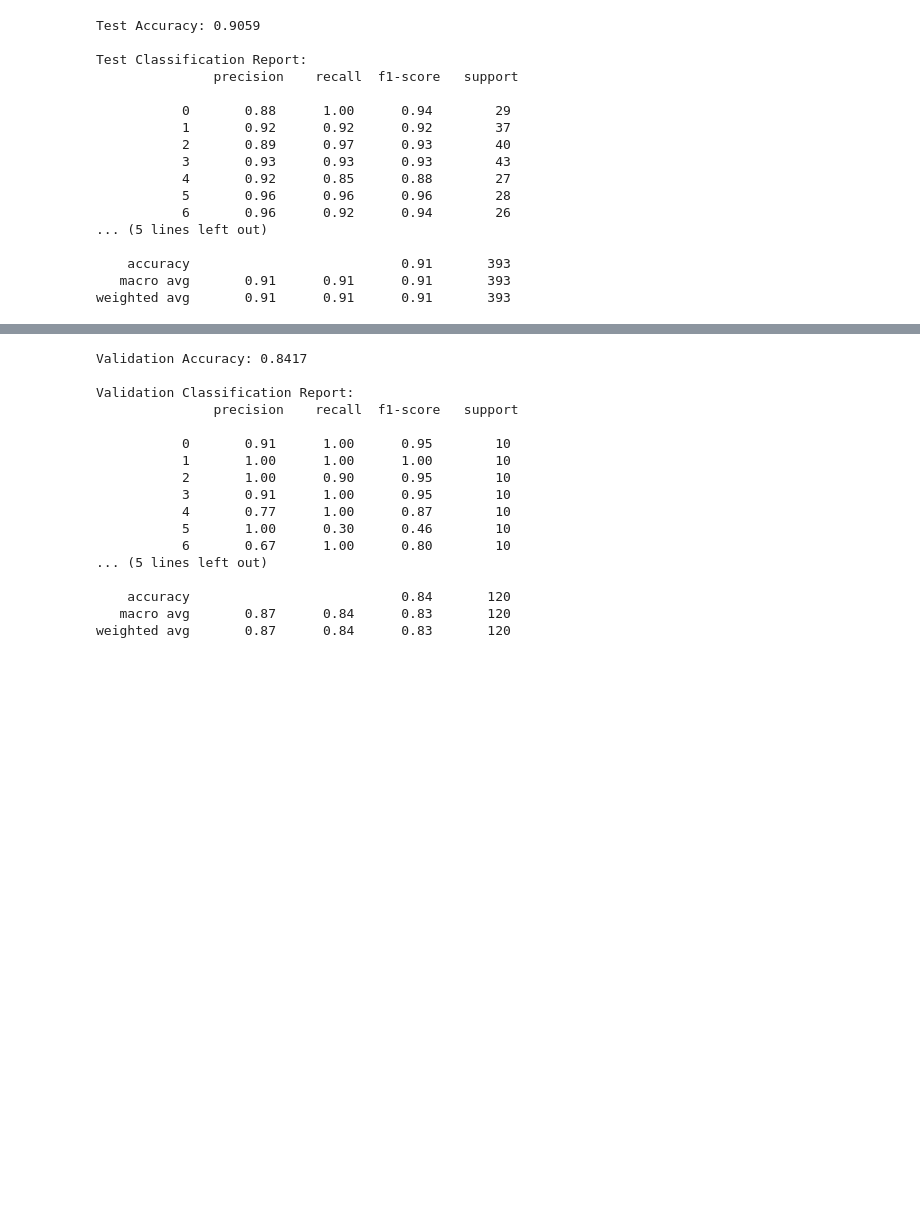
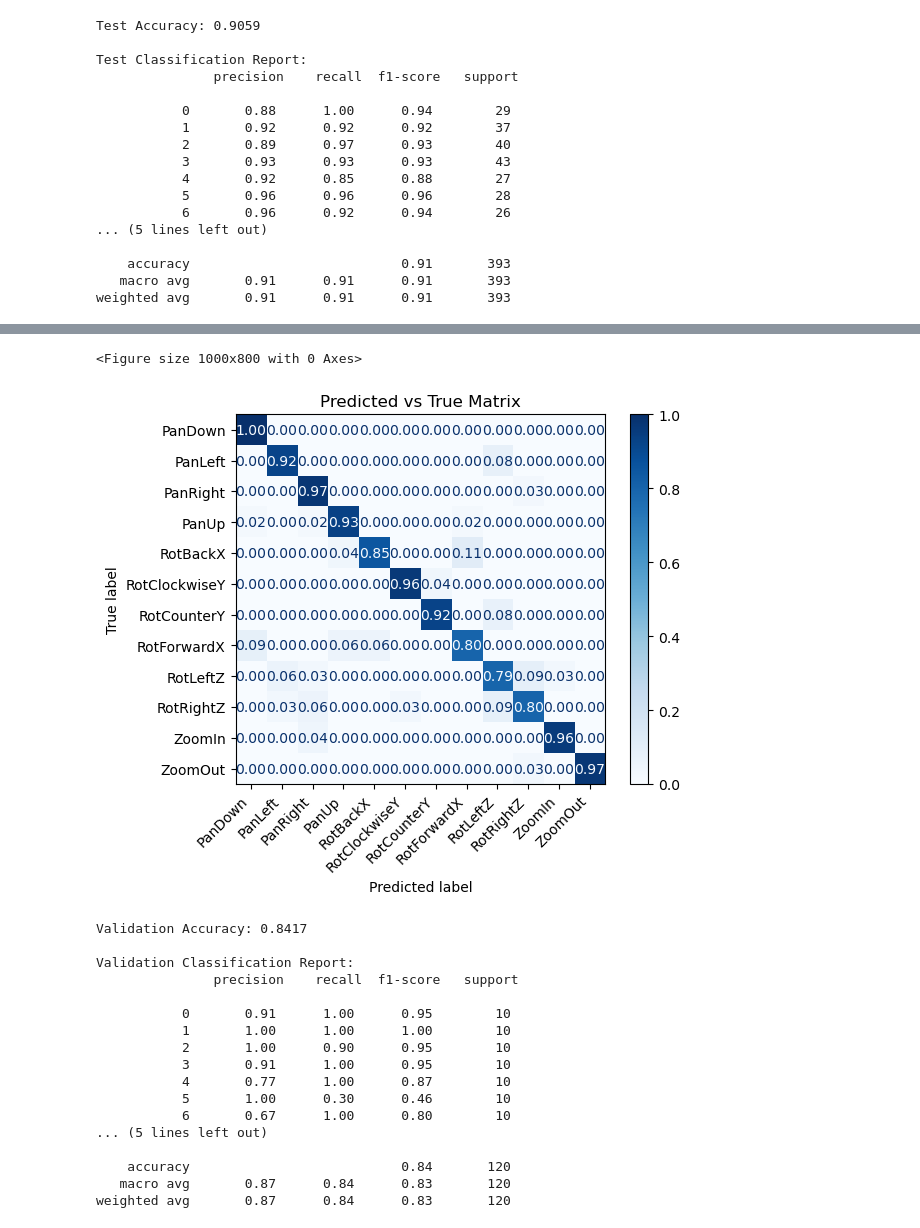
Before and after one commit to tvilxyz/gestureInterface, a Jupyter notebook: DataAnalysis/ml_models.ipynb, the cells around one changed output, grey strips where cells are left out. Drawn from its saved outputs; the diff is of its cells as text; code cells hidden in the pictures; blank space fills up the shorter version.

```diff
--- a/DataAnalysis/ml_models.ipynb
+++ b/DataAnalysis/ml_models.ipynb
@@ -505,3 +571,18 @@ weighted avg       0.91      0.91      0.91       393
+# %%
+# Confusion matrix to display model predictions against true values
+cm = confusion_matrix(y_test, y_test_pred, normalize='true')
+
+disp = ConfusionMatrixDisplay(confusion_matrix=cm, display_labels=gesture_label_encoder.classes_)
+
+# Plot the confusion matrix
+plt.figure(figsize=(10, 8))
+disp.plot(cmap='Blues', values_format='.2f')
+plt.xticks(rotation=45, ha="right")
+plt.title('Predicted vs True Matrix')
+plt.show()
+# %% [output]
+<Figure size 1000x800 with 0 Axes>
+[figure, added]
 # %%
 # Make predictions on the validation set
 y_validation_pred = xgb_model.predict(X_validation)
```
Also changed, not shown: parts of 27 cells of this notebook, 3 other files.
